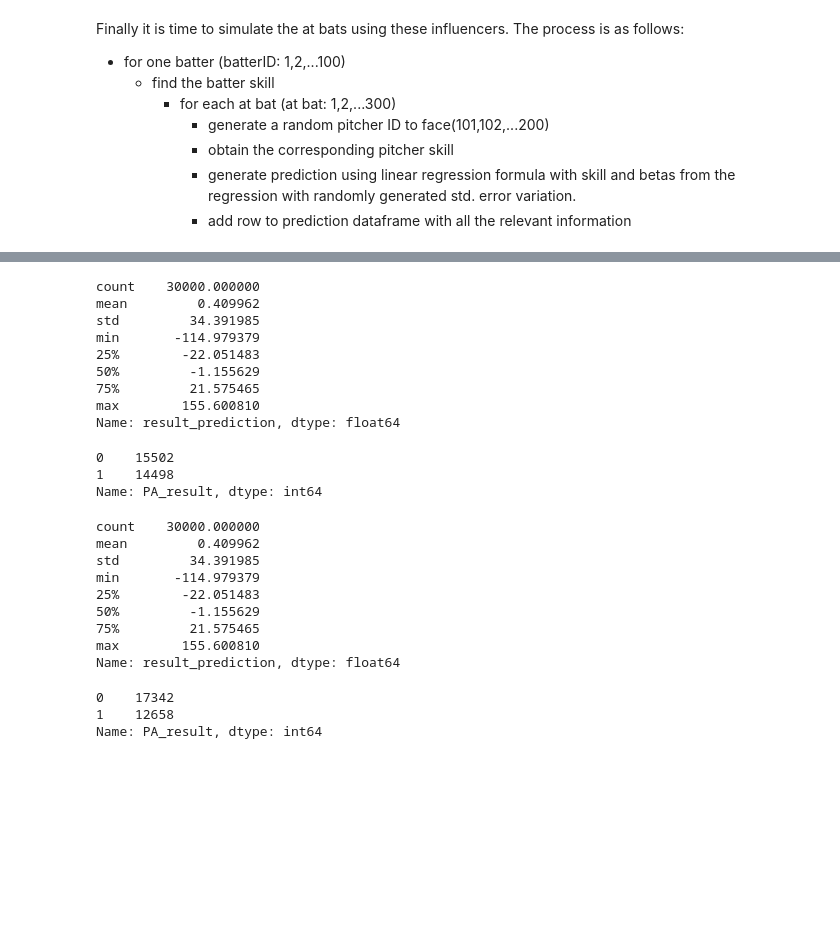
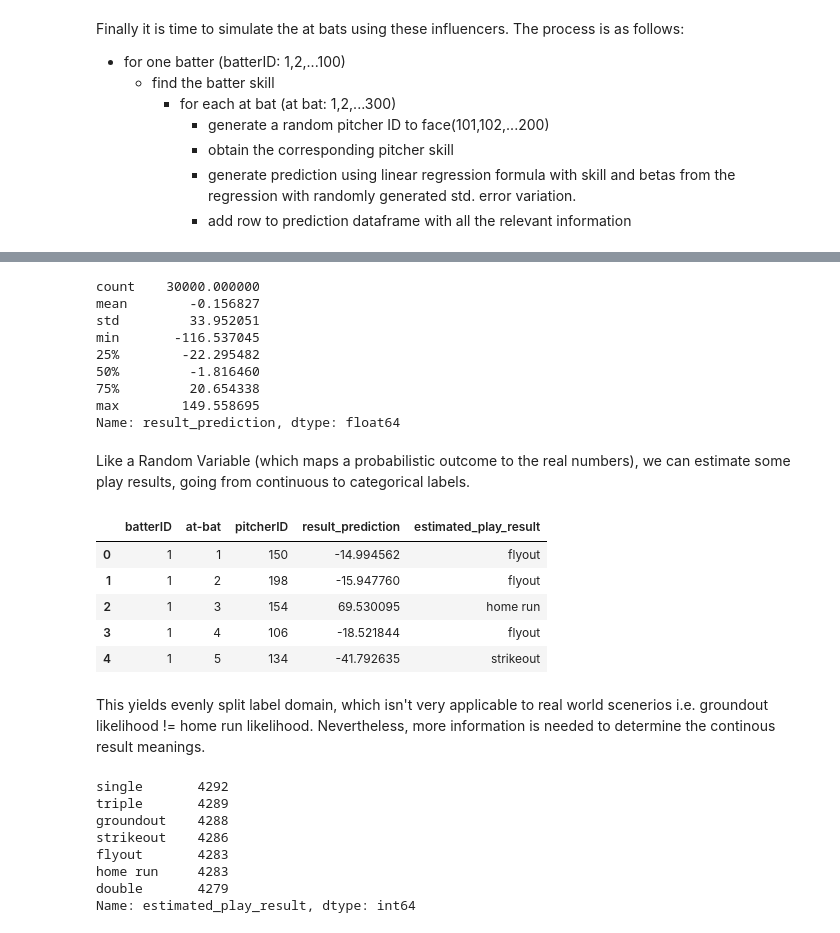
Before and after one commit to reetyf/yankees, a Jupyter notebook: part2/Hailey_Weinschenk_QA_Associate_Questionnaire_part2.ipynb, the cells around one changed output, grey strips where cells are left out. Saved outputs shown, nothing was run; the diff lists cells and outputs as text; code cells hidden in the pictures; blank space fills up the shorter version.

```diff
--- a/part2/Hailey_Weinschenk_QA_Associate_Questionnaire_part2.ipynb
+++ b/part2/Hailey_Weinschenk_QA_Associate_Questionnaire_part2.ipynb
@@ -427,2 +392,0 @@ preds
-# %%
-preds['PA_result'] = np.where(preds['result_prediction'] >= 0, 1,0)
@@ -430,29 +396,38 @@ preds['PA_result'] = np.where(preds['result_prediction'] >= 0, 1,0)
 preds['result_prediction'].describe()
 # %% [output]
 count    30000.000000
-mean         0.409962
-std         34.391985
-min       -114.979379
-25%        -22.051483
-50%         -1.155629
-75%         21.575465
-max        155.600810
+mean        -0.156827
+std         33.952051
+min       -116.537045
+25%        -22.295482
+50%         -1.816460
+75%         20.654338
+max        149.558695
 Name: result_prediction, dtype: float64
+# %% [markdown]
+Like a Random Variable (which maps a probabilistic outcome to the real numbers), we can estimate some play results, going from continuous to categorical labels.
+# %%
+play_types = ['strikeout','groundout','flyout','single','double','triple','home run']
+preds['estimated_play_result'] = pd.qcut(preds['result_prediction'],q = 7, labels = play_types)
+# %%
+preds.head()
+# %% [output]
+|  | batterID | at-bat | pitcherID | result_prediction | estimated_play_result |
+| 0 | 1 | 1 | 150 | -14.994562 | flyout |
+| 1 | 1 | 2 | 198 | -15.947760 | flyout |
+| 2 | 1 | 3 | 154 | 69.530095 | home run |
+| 3 | 1 | 4 | 106 | -18.521844 | flyout |
+| 4 | 1 | 5 | 134 | -41.792635 | strikeout |
+# %% [markdown]
+This yields evenly split label domain, which isn't very applicable to real world scenerios i.e. groundout likelihood != home run likelihood. Nevertheless, more information is needed to determine the continous result meanings.
 # %%
-preds['PA_result'].value_counts()
+preds['estimated_play_result'].value_counts()
 # %% [output]
-0    15502
-1    14498
-Name: PA_result, dtype: int64
+single       4292
+triple       4289
+groundout    4288
+strikeout    4286
+flyout       4283
+home run     4283
+double       4279
+Name: estimated_play_result, dtype: int64
-# %%
-preds['result_prediction'].describe()
-# %% [output]
-count    30000.000000
-mean         0.409962
-std         34.391985
-min       -114.979379
-25%        -22.051483
-50%         -1.155629
-75%         21.575465
-max        155.600810
-Name: result_prediction, dtype: float64
@@ -461,6 +433,0 @@ preds['PA_result'] = np.where(preds['result_prediction'] >= 5, 1,0)
-# %%
-preds['PA_result'].value_counts()
-# %% [output]
-0    17342
-1    12658
-Name: PA_result, dtype: int64
```
Also changed, not shown: parts of 26 cells of this notebook.
